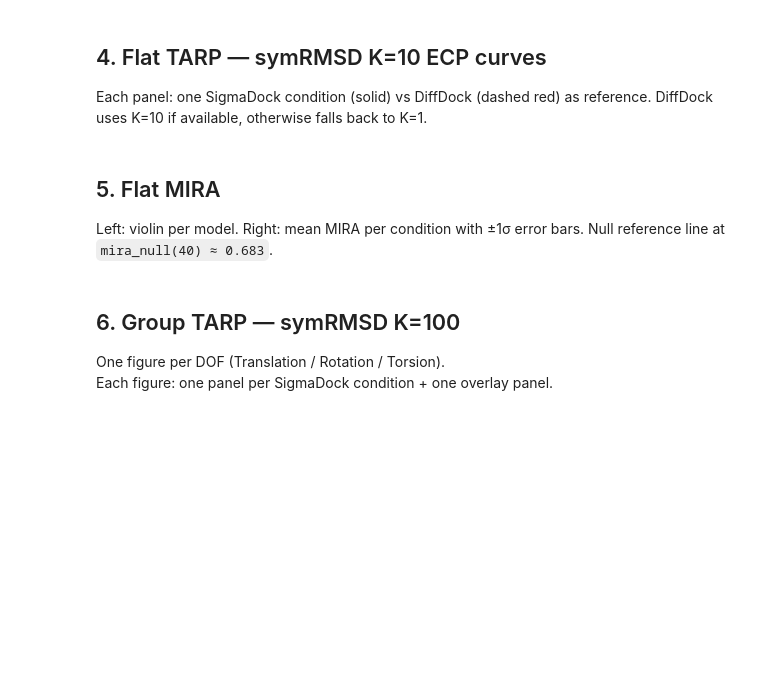
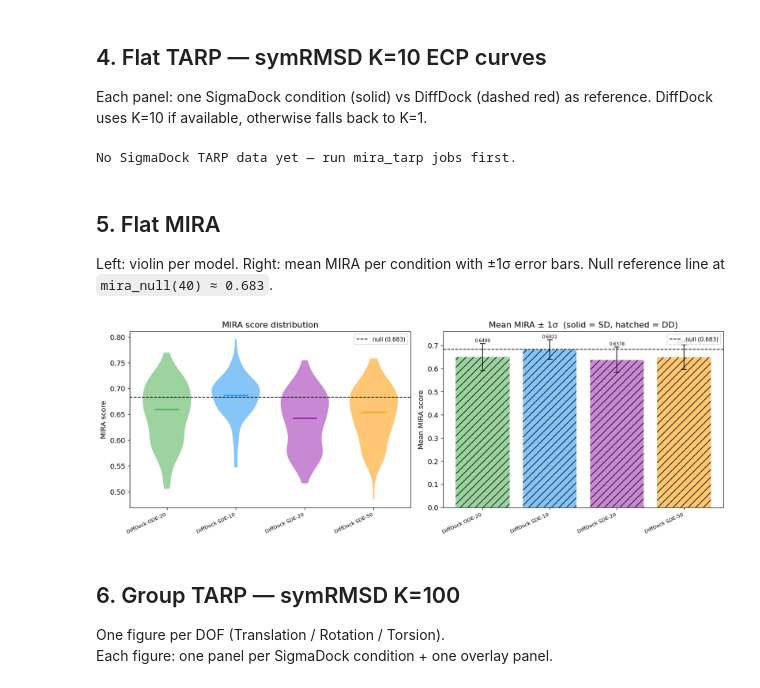
Before and after one commit to quentin-fuchs/MasterThesis, a Jupyter notebook: notebooks/comparison_diffdock_sigmadock.ipynb, the cells around one changed output. Drawn from its saved outputs; the diff is of its cells as text; code cells hidden in the pictures; blank space fills up the shorter version.

```diff
--- a/notebooks/comparison_diffdock_sigmadock.ipynb
+++ b/notebooks/comparison_diffdock_sigmadock.ipynb
@@ -187,7 +213,6 @@ Each panel: one SigmaDock condition (solid) vs DiffDock (dashed red) as referenc
 DiffDock uses K=10 if available, otherwise falls back to K=1.
 # %%
 def _ecp_band(ax, fracs, label, color, ls='-', n_boot=N_BOOT):
-    """Compute ECP + bootstrap CI and plot on ax. Returns True if plotted."""
     if fracs is None:
         return False
     ecp, alpha = ecp_from_fractions(fracs)
@@ -196,11 +221,6 @@ def _ecp_band(ax, fracs, label, color, ls='-', n_boot=N_BOOT):
              bootstrap_ecps=boot, linestyle=ls)
     return True
 
-# Determine DiffDock TARP to use
-dd_tarp = dd['tarp_f'] if dd['tarp_f'] is not None else dd['tarp_K1']
-dd_tarp_label = DD_LABEL + (' (K=10)' if dd['tarp_f'] is not None else ' (K=1)')
-
-# Check which SD conditions have data
 conds_ready = [c for c in CONDITIONS if sd[c]['tarp_f'] is not None]
 if not conds_ready:
     print('No SigmaDock TARP data yet — run mira_tarp jobs first.')
@@ -213,27 +233,30 @@ else:
     for ax, cond in zip(axes, conds_ready):
         cfg = CONDITIONS[cond]
         _ecp_band(ax, sd[cond]['tarp_f'], cfg['label'], cfg['color'])
-        _ecp_band(ax, dd_tarp, dd_tarp_label, DD_COLOR, ls=DD_LS)
+        dd_tarp = dd[cond]['tarp_f'] if dd[cond]['tarp_f'] is not None else dd[cond].get('tarp_K1')
+        _ecp_band(ax, dd_tarp, cfg['dd_label'], cfg['color'], ls=DD_LS)
         ax.set_title(cfg['label'])
         ax.set_xlabel('Coverage threshold α')
         if ax is axes[0]:
             ax.set_ylabel('Empirical coverage')
 
-    fig.suptitle('TARP ECP — symRMSD K=10  (diagonal = perfect calibration)', y=1.01)
+    fig.suptitle('TARP ECP — symRMSD K=10  (solid = SigmaDock, dashed = matched DiffDock)', y=1.01)
     fig.tight_layout()
     plt.show()
+# %% [output]
+No SigmaDock TARP data yet — run mira_tarp jobs first.
 # %%
-# Overlay: all conditions + DiffDock in one panel
 if conds_ready:
     fig, ax = plt.subplots(figsize=(6, 5))
     for cond in conds_ready:
         cfg = CONDITIONS[cond]
         _ecp_band(ax, sd[cond]['tarp_f'], cfg['label'], cfg['color'])
-    _ecp_band(ax, dd_tarp, dd_tarp_label, DD_COLOR, ls=DD_LS)
+        dd_tarp = dd[cond]['tarp_f'] if dd[cond]['tarp_f'] is not None else dd[cond].get('tarp_K1')
+        _ecp_band(ax, dd_tarp, cfg['dd_label'], cfg['color'], ls=DD_LS)
     ax.set_xlabel('Coverage threshold α')
     ax.set_ylabel('Empirical coverage')
-    ax.set_title('TARP ECP — all conditions overlaid')
-    ax.legend(fontsize=9)
+    ax.set_title('TARP ECP — all conditions overlaid  (solid = SD, dashed = DD)')
+    ax.legend(fontsize=8)
     fig.tight_layout()
     plt.show()
 # %% [markdown]
@@ -242,58 +265,55 @@ if conds_ready:
 Left: violin per model. Right: mean MIRA per condition with ±1σ error bars.
 Null reference line at `mira_null(40) ≈ 0.683`.
 # %%
-mira_ready = {c: sd[c]['mira_scores'] for c in CONDITIONS if sd[c]['mira_scores'] is not None}
-if not mira_ready and dd['mira_scores'] is None:
+# Interleave SD and DD: SD-ode25, DD-ode20, SD-sde10, DD-sde10, ...
+datasets = []
+for cond in CONDITIONS:
+    cfg = CONDITIONS[cond]
+    if sd[cond]['mira_scores'] is not None:
+        datasets.append((cfg['label'],    sd[cond]['mira_scores'], cfg['color'], '',   0.9))
+    if dd[cond]['mira_scores'] is not None:
+        datasets.append((cfg['dd_label'], dd[cond]['mira_scores'], cfg['color'], '//', 0.55))
+
+if not datasets:
     print('No MIRA data yet.')
 else:
-    # Build dataset list: SigmaDock conditions + DiffDock
-    datasets = [(CONDITIONS[c]['label'], sd[c]['mira_scores'], CONDITIONS[c]['color'])
-                for c in CONDITIONS if sd[c]['mira_scores'] is not None]
-    if dd['mira_scores'] is not None:
-        datasets.append((DD_LABEL, dd['mira_scores'], DD_COLOR))
+    fig, axes = plt.subplots(1, 2, figsize=(14, 5))
+    positions = np.arange(len(datasets))
 
-    fig, axes = plt.subplots(1, 2, figsize=(13, 5))
-
-    # ── Left: violin ─────────────────────────────────────────────────────────
+    # ── Left: violin ──────────────────────────────────────────────────────
     ax = axes[0]
-    positions = np.arange(len(datasets))
-    for pos, (lbl, scores, col) in zip(positions, datasets):
+    for pos, (lbl, scores, col, hatch, alpha) in zip(positions, datasets):
         vp = ax.violinplot([scores], positions=[pos], showmedians=True,
                            showextrema=False, widths=0.7)
         vp['bodies'][0].set_facecolor(col)
-        vp['bodies'][0].set_alpha(0.65)
+        vp['bodies'][0].set_alpha(alpha)
         vp['cmedians'].set_color(col)
         vp['cmedians'].set_linewidth(2)
     ax.axhline(MIRA_NULL, color='k', ls='--', lw=1.2, label=f'null ({MIRA_NULL:.3f})')
     ax.set_xticks(positions)
-    ax.set_xticklabels([d[0] for d in datasets], rotation=20, ha='right', fontsize=9)
+    ax.set_xticklabels([d[0] for d in datasets], rotation=25, ha='right', fontsize=8)
     ax.set_ylabel('MIRA score')
     ax.set_title('MIRA score distribution')
     ax.legend(fontsize=9)
 
-    # ── Right: mean ± std bar chart ──────────────────────────────────────────
+    # ── Right: mean ± std ─────────────────────────────────────────────────
     ax = axes[1]
-    means  = [s.mean() for _, s, _ in datasets]
-    stds   = [s.std()  for _, s, _ in datasets]
-    colors = [c        for _, _, c in datasets]
-    bars = ax.bar(positions, means, color=colors, alpha=0.85,
-                  yerr=stds, capsize=4, error_kw={'ecolor': 'k', 'lw': 1.2})
+    for pos, (lbl, scores, col, hatch, alpha) in zip(positions, datasets):
+        m, s = scores.mean(), scores.std()
+        ax.bar(pos, m, color=col, alpha=alpha, hatch=hatch,
+               yerr=s, capsize=4, error_kw={'ecolor': 'k', 'lw': 1.2})
+        ax.text(pos, m + s + 0.002, f'{m:.4f}', ha='center', va='bottom', fontsize=7)
     ax.axhline(MIRA_NULL, color='k', ls='--', lw=1.2, label=f'null ({MIRA_NULL:.3f})')
-    for bar, m, s in zip(bars, means, stds):
-        ax.text(bar.get_x() + bar.get_width()/2, m + s + 0.002,
-                f'{m:.4f}', ha='center', va='bottom', fontsize=8)
-    delta = [m - MIRA_NULL for m in means]
-    for pos, m, d in zip(positions, means, delta):
-        ax.text(pos, m/2, f'Δ={d:+.4f}', ha='center', va='center',
-                fontsize=8, color='white', fontweight='bold')
     ax.set_xticks(positions)
-    ax.set_xticklabels([d[0] for d in datasets], rotation=20, ha='right', fontsize=9)
+    ax.set_xticklabels([d[0] for d in datasets], rotation=25, ha='right', fontsize=8)
     ax.set_ylabel('Mean MIRA score')
-    ax.set_title('Mean MIRA ± 1σ  (Δ = deviation from null)')
+    ax.set_title('Mean MIRA ± 1σ  (solid = SD, hatched = DD)')
     ax.legend(fontsize=9)
 
     fig.tight_layout()
     plt.show()
+# %% [output]
+[figure, added]
 # %% [markdown]
 ## 6. Group TARP — symRMSD K=100
 
```
Also changed, not shown: parts of 9 cells of this notebook, 1 other file.
